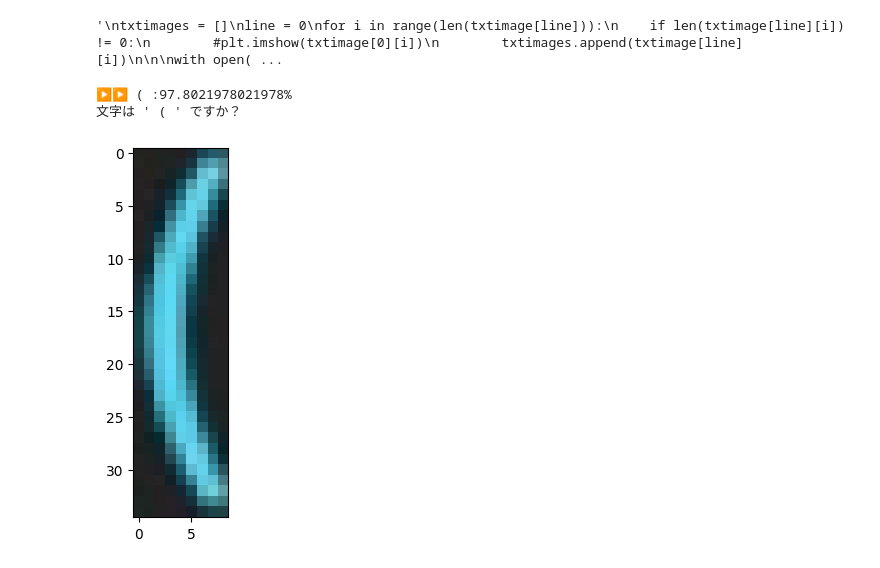
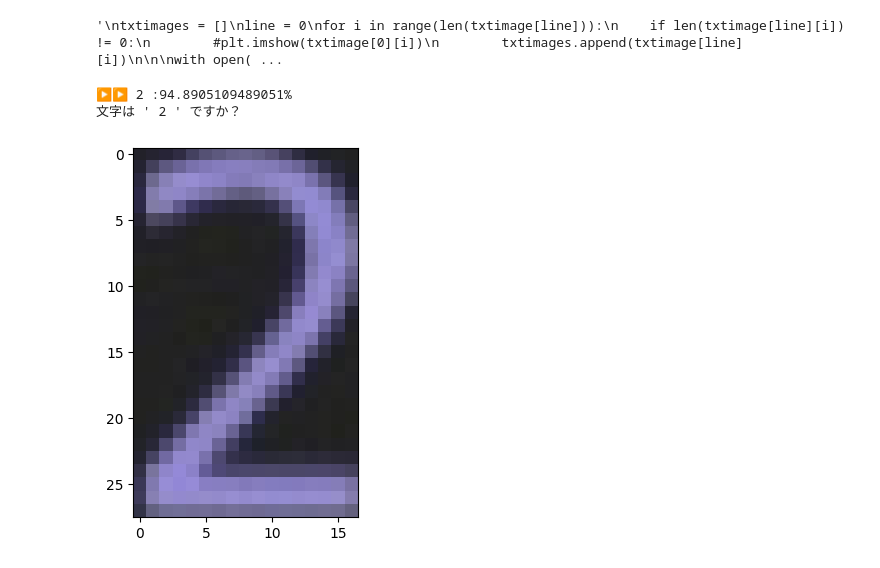
Before and after one commit to mtur2007/OCR_Reader, a Jupyter notebook: txtreader_Mk-II/textreader_Mk-II.ipynb, the cells around one changed output. Saved outputs shown, nothing was run; the diff lists cells and outputs as text; code cells hidden in the pictures.

```diff
--- a/txtreader_Mk-II/textreader_Mk-II.ipynb
+++ b/txtreader_Mk-II/textreader_Mk-II.ipynb
@@ -42,7 +42,7 @@ def removal_background(color_image,RGB,kyoyou): #写真のNumPy配列を渡す
 
 def image_removal_background(imagename,RGB,kyoyou):
     #image = Image.open(imagename)
-    image = cv2.imread(imagename)
+    image = cv2.cvtColor(cv2.imread(imagename),cv2.COLOR_BGR2RGB)
     color_image = np.array(image)
     background_color = np.array(RGB)
     print(background_color)
@@ -512,22 +512,22 @@ def seach_txt(txtimage,seach_textdatas,kyoyou,dataslist,txt):
     print(f'▶️▶️ {anserline} :{str(Max * 100)}%')
     return anserline
 # %%
-line,lennum = 5,12
+line,lennum = 5,20
 #txt = textdata[lennum]
 txt = ""
 
 txtimage[line][lennum]
 if len(txtimage[line][lennum]) != 0:
     print(f"文字は ' {seach_txt(txtimage[line][lennum],seach_textdatas,0.15,dataslist,txt)} ' ですか？")
     #print(textdata[num])
     plt.imshow(txtimage[line][lennum])
 
 else:
     print(f"文字は Air判定 です。")
 # %% [output]
-▶️▶️ ( :97.8021978021978%
-文字は ' ( ' ですか？
+▶️▶️ 2 :94.8905109489051%
+文字は ' 2 ' ですか？
-[figure, old version]
+[figure, new version]
 # %%
 for line in seach_textdatas:
     if line[3] == "a":
```
Also changed, not shown: parts of 2 cells of this notebook.
